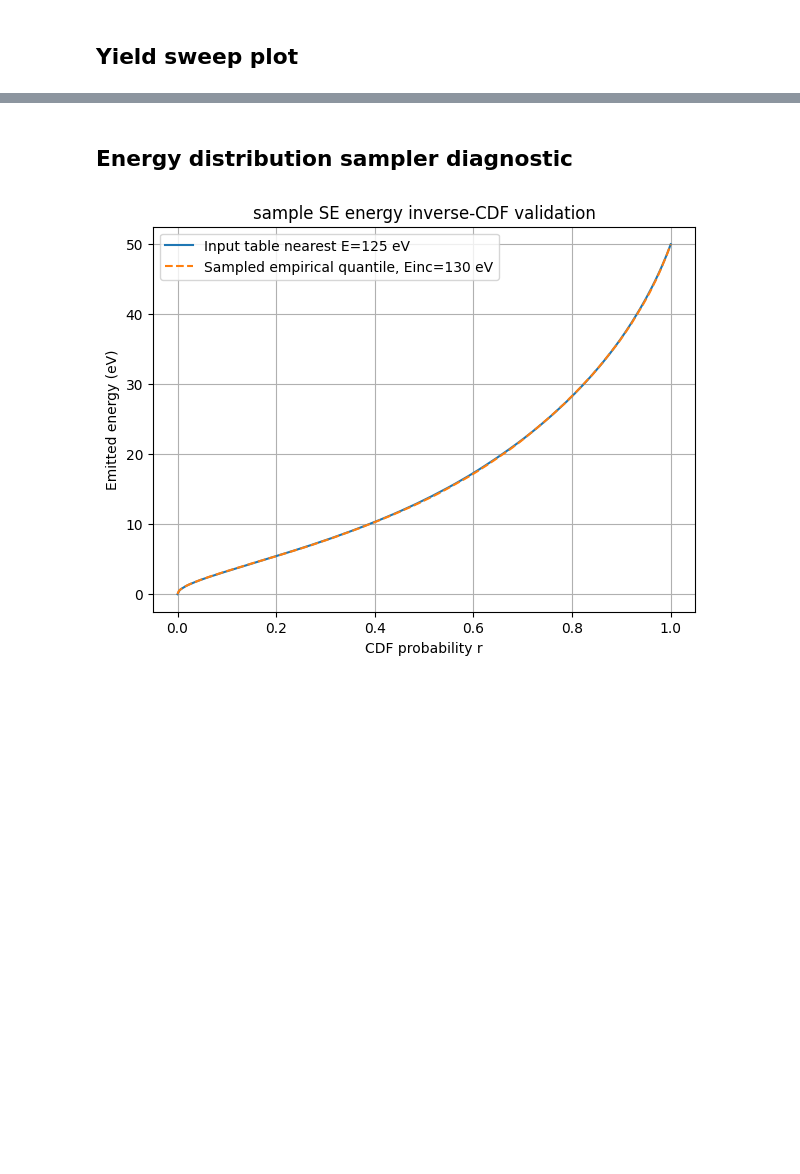
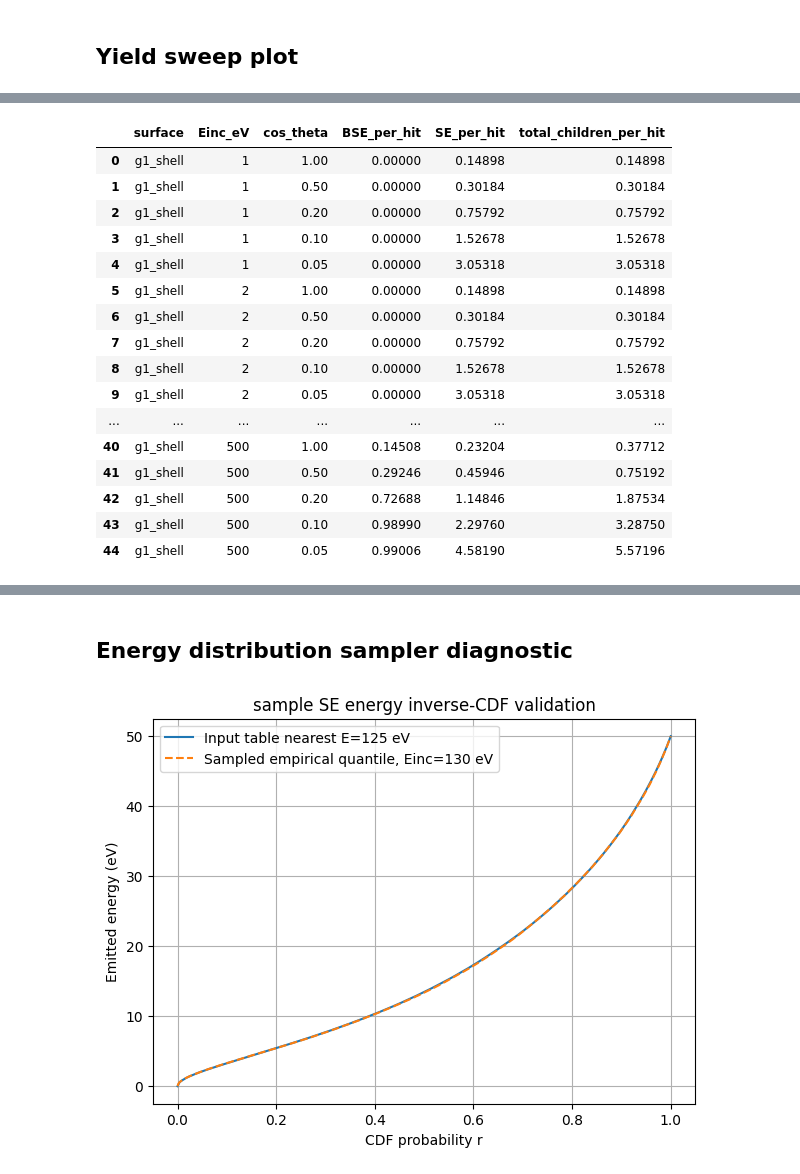
Before and after one commit to oridzel/rfa_python, a Jupyter notebook: notebooks/04_sampler_debug.ipynb, the cells around one changed output, grey strips where cells are left out. Cells and saved outputs as stored; diff of their text form; code cells hidden in the pictures; blank space fills up the shorter version.

```diff
--- a/notebooks/04_sampler_debug.ipynb
+++ b/notebooks/04_sampler_debug.ipynb
@@ -191,0 +248,64 @@ df_yield_sample.head()
+# %%
+def diagnose_sample_surface_event(
+    surface_name="g1_shell",
+    N=50000,
+    grid_SEY_mult=1.0,
+    collector_BSE_mult=1.0,
+):
+    rows = []
+
+    energies = [1, 2, 5, 10, 20, 50, 100, 200, 500]
+    cos_values = [1.0, 0.5, 0.2, 0.1, 0.05]
+
+    for Einc in energies:
+        for cos_theta in cos_values:
+            rng = np.random.default_rng(123)
+
+            nb = 0
+            ns = 0
+
+            for _ in range(N):
+                did_bse, Nse = rfa.sample_surface_event(
+                    yield_models=yield_models,
+                    surface_name=surface_name,
+                    Einc=Einc,
+                    cos_theta=cos_theta,
+                    rng=rng,
+                    grid_SEY_mult=grid_SEY_mult,
+                    collector_BSE_mult=collector_BSE_mult,
+                )
+
+                nb += int(did_bse)
+                ns += int(Nse)
+
+            rows.append({
+                "surface": surface_name,
+                "Einc_eV": Einc,
+                "cos_theta": cos_theta,
+                "BSE_per_hit": nb / N,
+                "SE_per_hit": ns / N,
+                "total_children_per_hit": (nb + ns) / N,
+            })
+
+    return pd.DataFrame(rows)
+
+df_grid_sampler = diagnose_sample_surface_event("g1_shell")
+display(df_grid_sampler)
+# %% [output]
+|  | surface | Einc_eV | cos_theta | BSE_per_hit | SE_per_hit | total_children_per_hit |
+| 0 | g1_shell | 1 | 1.00 | 0.00000 | 0.14898 | 0.14898 |
+| 1 | g1_shell | 1 | 0.50 | 0.00000 | 0.30184 | 0.30184 |
+| 2 | g1_shell | 1 | 0.20 | 0.00000 | 0.75792 | 0.75792 |
+| 3 | g1_shell | 1 | 0.10 | 0.00000 | 1.52678 | 1.52678 |
+| 4 | g1_shell | 1 | 0.05 | 0.00000 | 3.05318 | 3.05318 |
+| 5 | g1_shell | 2 | 1.00 | 0.00000 | 0.14898 | 0.14898 |
+| 6 | g1_shell | 2 | 0.50 | 0.00000 | 0.30184 | 0.30184 |
+| 7 | g1_shell | 2 | 0.20 | 0.00000 | 0.75792 | 0.75792 |
+| 8 | g1_shell | 2 | 0.10 | 0.00000 | 1.52678 | 1.52678 |
+| 9 | g1_shell | 2 | 0.05 | 0.00000 | 3.05318 | 3.05318 |
+| ... | ... | ... | ... | ... | ... | ... |
+| 40 | g1_shell | 500 | 1.00 | 0.14508 | 0.23204 | 0.37712 |
+| 41 | g1_shell | 500 | 0.50 | 0.29246 | 0.45946 | 0.75192 |
+| 42 | g1_shell | 500 | 0.20 | 0.72688 | 1.14846 | 1.87534 |
+| 43 | g1_shell | 500 | 0.10 | 0.98990 | 2.29760 | 3.28750 |
+| 44 | g1_shell | 500 | 0.05 | 0.99006 | 4.58190 | 5.57196 |
```
Also changed, not shown: parts of 9 cells of this notebook, 4 other files.
